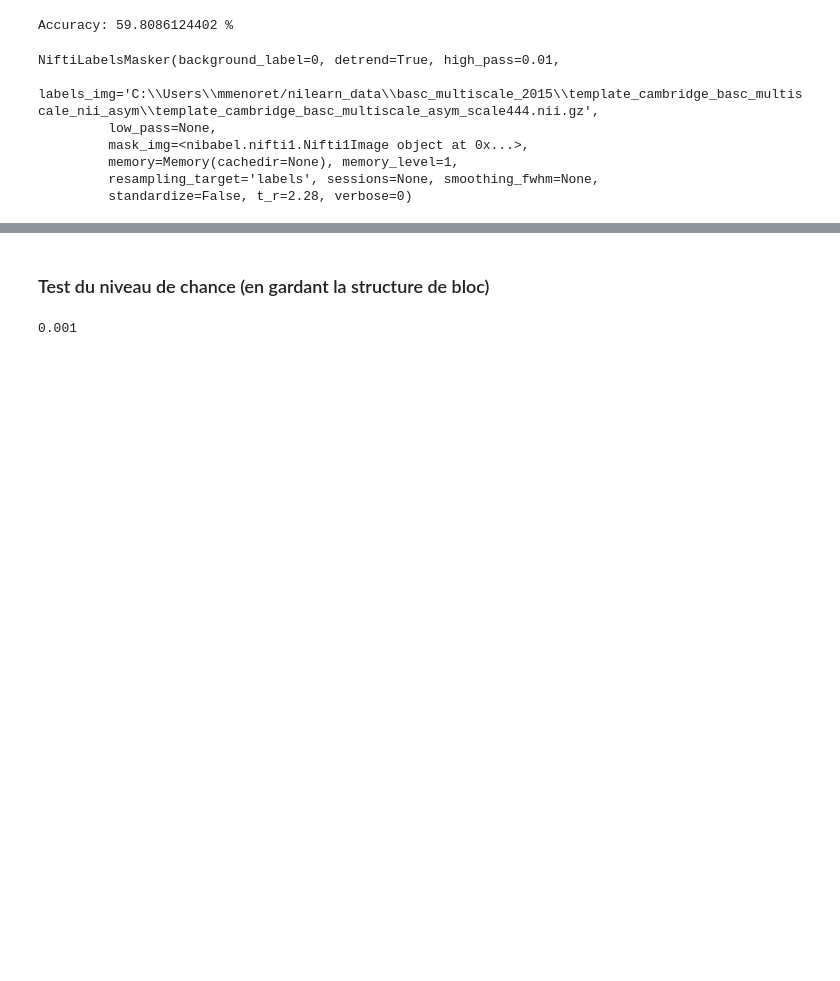
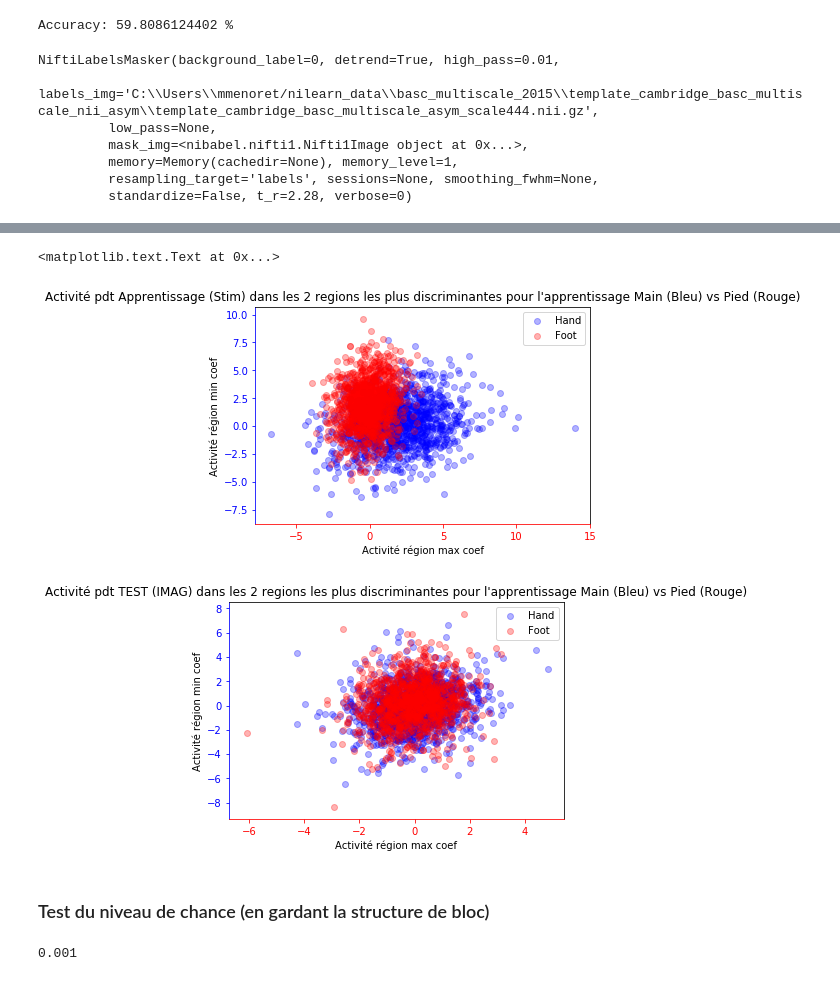
Before and after one commit to mmenoret/irm_marche, a Jupyter notebook: IRM_Marche_MainPied.ipynb, the cells around one changed output, grey strips where cells are left out. Drawn from its saved outputs; the diff is of its cells as text; code cells hidden in the pictures; blank space fills up the shorter version.

```diff
--- a/IRM_Marche_MainPied.ipynb
+++ b/IRM_Marche_MainPied.ipynb
@@ -140,3 +142,46 @@ index=plot_selectedregions(pipeline_anova,masker,weights=weights,anova_name='ano
+# %%
+import matplotlib.pyplot as plt
+
+amax_H=roi_train[y_train==b'hand',weights_tr.argmax()]
+amax_F=roi_train[y_train==b'foot',weights_tr.argmax()]
+amin_H=roi_train[y_train==b'hand',weights_tr.argmin()]
+amin_F=roi_train[y_train==b'foot',weights_tr.argmin()]
+fig=plt.figure()
+ax=plt.subplot(1,1,1)
+ax.scatter(amax_H,amin_H,c='b',alpha=0.3,label='Hand')
+ax.scatter(amax_F,amin_F,c='r',alpha=0.3,label='Foot')
+
+plt.xlabel('Activité région max coef')
+plt.ylabel('Activité région min coef')
+ax.spines['bottom'].set_color('r')
+ax.spines['left'].set_color('b')
+ax.tick_params(axis='x', colors='r')
+ax.tick_params(axis='y', colors='b')
+plt.legend()
+plt.title("Activité pdt Apprentissage (Stim) dans les 2 regions les plus discriminantes pour l'apprentissage Main (Bleu) vs Pied (Rouge)")
+
+
+amax_H=roi_test[y_train==b'hand',weights_tr.argmax()]
+amax_F=roi_test[y_train==b'foot',weights_tr.argmax()]
+amin_H=roi_test[y_train==b'hand',weights_tr.argmin()]
+amin_F=roi_test[y_train==b'foot',weights_tr.argmin()]
+fig=plt.figure()
+ax=plt.subplot(1,1,1)
+ax.scatter(amax_H,amin_H,c='b',alpha=0.3,label='Hand')
+ax.scatter(amax_F,amin_F,c='r',alpha=0.3,label='Foot')
+
+plt.xlabel('Activité région max coef')
+plt.ylabel('Activité région min coef')
+ax.spines['bottom'].set_color('r')
+ax.spines['left'].set_color('b')
+ax.tick_params(axis='x', colors='r')
+ax.tick_params(axis='y', colors='b')
+plt.legend()
+plt.title("Activité pdt TEST (IMAG) dans les 2 regions les plus discriminantes pour l'apprentissage Main (Bleu) vs Pied (Rouge)")
+# %% [output]
+<matplotlib.text.Text at 0x...>
+[figure, added]
+[figure, added]
 # %% [markdown]
 ### Test du niveau de chance (en gardant la structure de bloc)
 # %%
```
Also changed, not shown: parts of 12 cells of this notebook, 3 other files.
